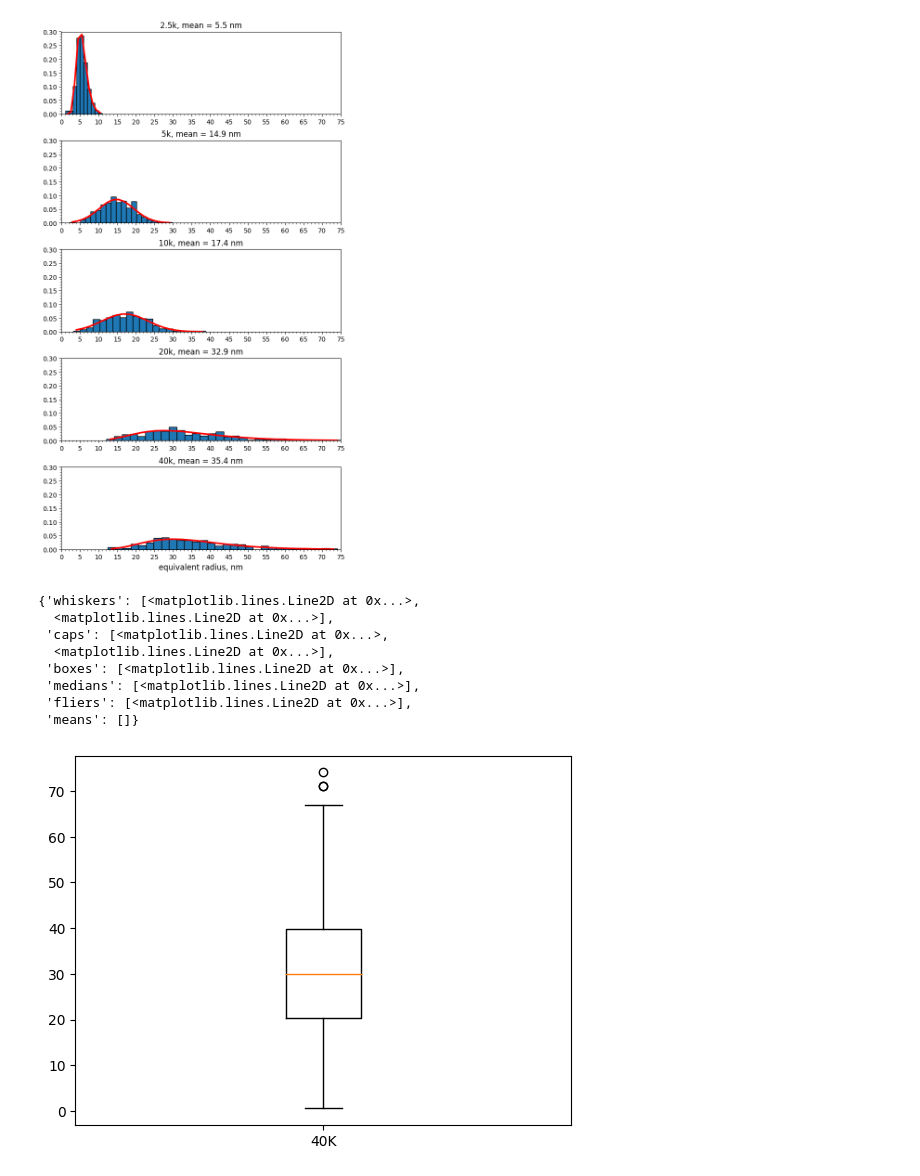
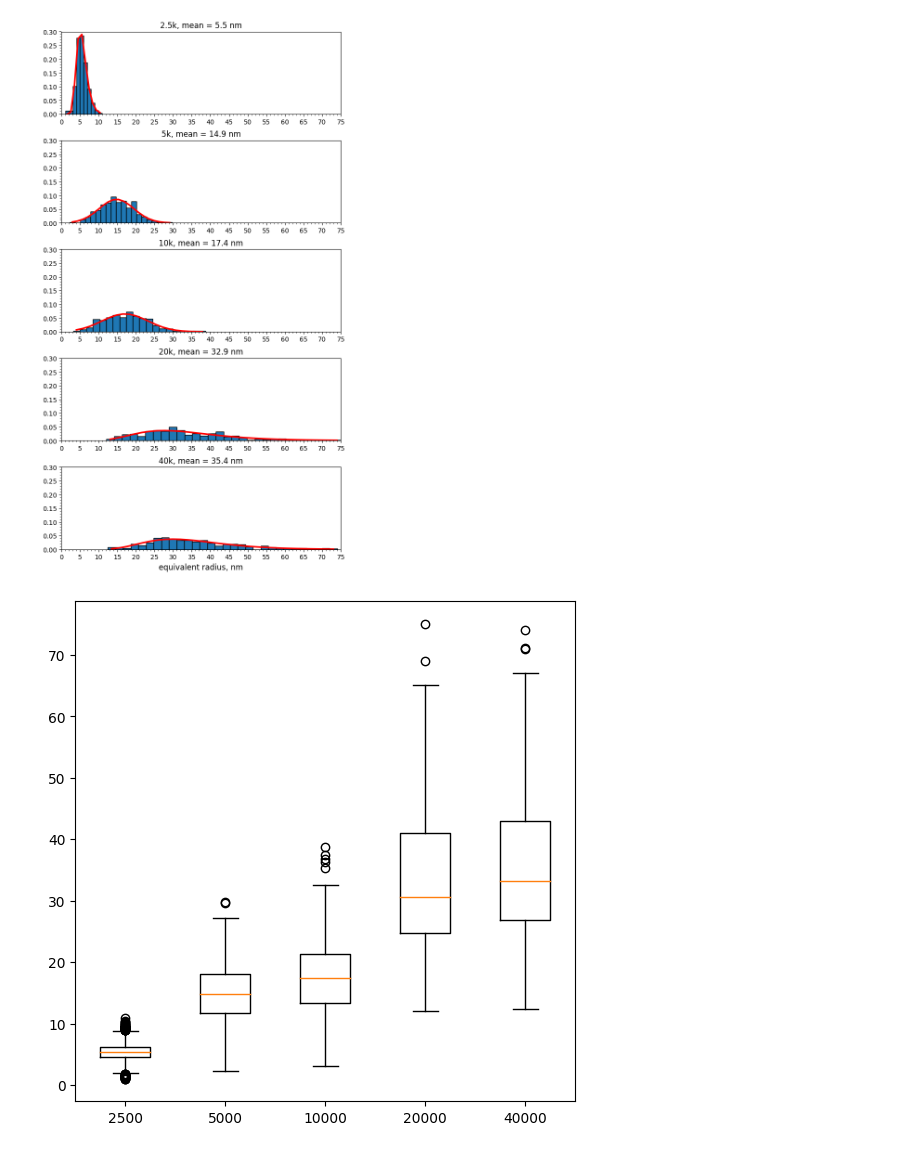
Before and after one commit to OneMoreGate/Ru_article, a Jupyter notebook: Cells_size/data_calc.ipynb, the cells around one changed output. Drawn from its saved outputs; the diff is of its cells as text; code cells hidden in the pictures.

Commit message:
boxplot

```diff
--- a/Cells_size/data_calc.ipynb
+++ b/Cells_size/data_calc.ipynb
@@ -73,27 +85,25 @@ ax[4].plot(bin_centers, log_norm(bin_centers, *popt), color='red', label='Fitted
 [<matplotlib.lines.Line2D at 0x...>]
 [figure]
 # %%
-df_40K = pd.read_csv('40K_100X.txt', header=None) * 10**9
-df_20K = pd.read_csv('20K_100X.txt', header=None) * 10**9
-df_10K = pd.read_csv('10K_100X.txt', header=None) * 10**9
-df_5K = pd.read_csv('5K_100X.txt', header=None) * 10**9
-df_25K = pd.read_csv('2.5K_100X.txt', header=None) * 10**9
+df_40K = np.array(pd.read_csv('40K_100X.txt', header=None)[0]) * 10**9
+df_20K = np.array(pd.read_csv('20K_100X.txt', header=None)[0]) * 10**9
+df_10K = np.array(pd.read_csv('10K_100X.txt', header=None)[0]) * 10**9
+df_5K = np.array(pd.read_csv('5K_100X.txt', header=None)[0]) * 10**9
+df_25K = np.array(pd.read_csv('2.5K_100X.txt', header=None)[0]) * 10**9
 
-ticks = ['2.5K', '5K', '10K', '20K']
+df_25K= df_25K[df_25K > 1]
+df_5K= df_5K[df_5K > 2]
+df_10K= df_10K[df_10K > 3]
+df_20K= df_20K[df_20K > 3]
+df_40K= df_40K[df_40K > 3]
+
+ticks = ['2.5K', '5K', '10K', '20K', '40K']
 pulses = [2500, 5000, 10000, 20000, 40000]
-data = [df_25K,df_5K, df_10K, df_20K, df_40K]
+data = [df_25K, df_5K, df_10K, df_20K, df_40K]
 
-fig, ax = plt.subplots()
-ax.boxplot(df_40K, labels = ['40K'])
+fig = plt.figure(figsize =(5, 5))
+ax = fig.add_axes([0, 0, 1, 1])
 
-#ax.set_xtickslabels('40')
+bp = ax.boxplot(data, labels= pulses)
 # %% [output]
-{'whiskers': [<matplotlib.lines.Line2D at 0x...>,
-  <matplotlib.lines.Line2D at 0x...>],
- 'caps': [<matplotlib.lines.Line2D at 0x...>,
-  <matplotlib.lines.Line2D at 0x...>],
- 'boxes': [<matplotlib.lines.Line2D at 0x...>],
- 'medians': [<matplotlib.lines.Line2D at 0x...>],
- 'fliers': [<matplotlib.lines.Line2D at 0x...>],
- 'means': []}
-[figure, old version]
+[figure, new version]
```
Also changed, not shown: parts of 2 cells of this notebook.
